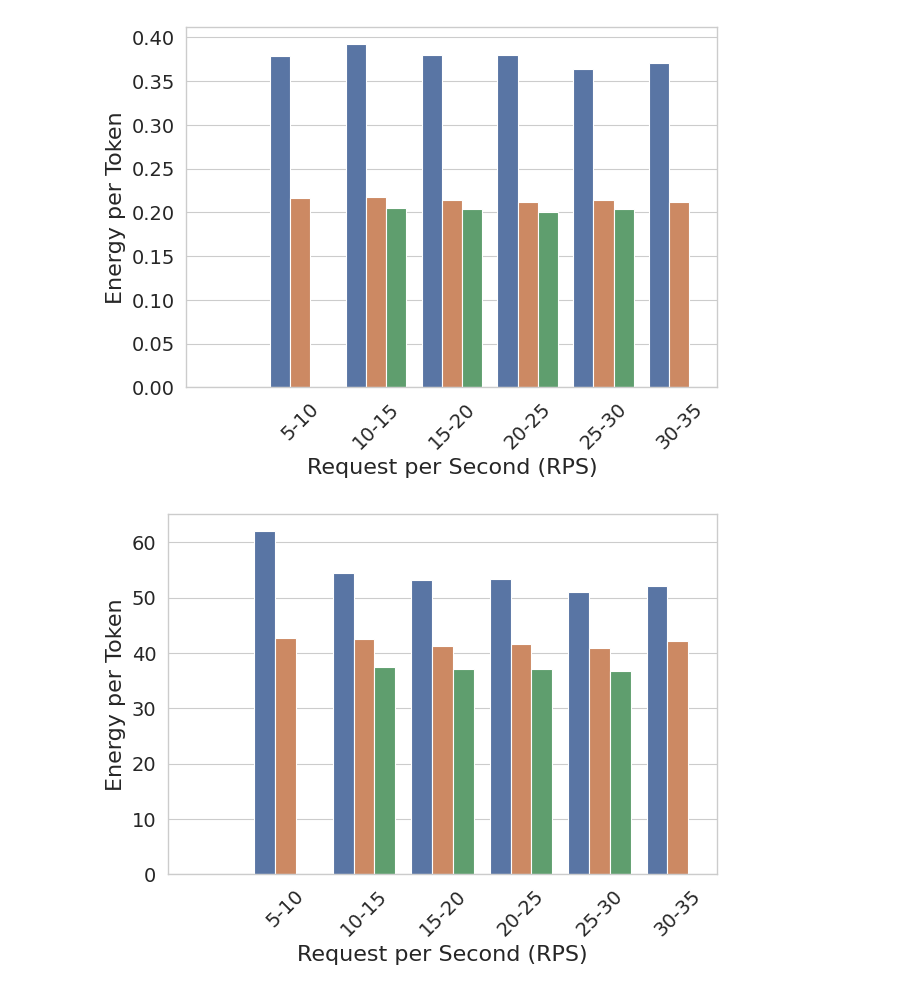
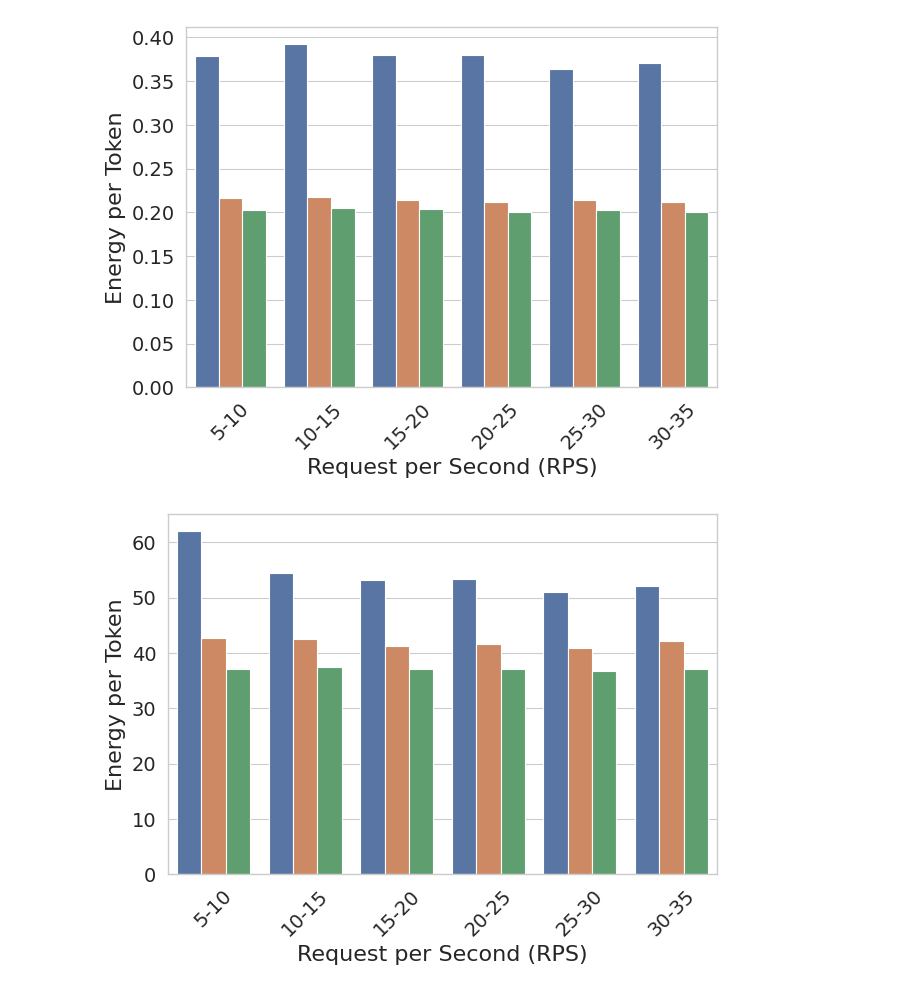
Before and after one commit to Louis-99/vllm-fork, a Jupyter notebook: additional_stuff/sosp_evals/2_nodes/disag_oracle.ipynb, the cells around one changed output. Saved outputs shown, nothing was run; the diff lists cells and outputs as text; code cells hidden in the pictures.

Commit message:
updated figures

```diff
--- a/additional_stuff/sosp_evals/2_nodes/disag_oracle.ipynb
+++ b/additional_stuff/sosp_evals/2_nodes/disag_oracle.ipynb
@@ -19,12 +19,6 @@ rename_mapping = {
     'DISTSERVE_R5_JAN3_REAL_P67_ORACLE_4_node0': 'Distserve 40',
     'DISTSERVE_R5_JAN3_REAL_P67_ORACLE_3_node0': 'Distserve 25',
     'DISTSERVE_R5_JAN3_REAL_P67_ORACLE_2_node0': 'Distserve 10',
-    'OURS_CHUNK_FEB24_REAL_P67_ORACLE_7_node0': 'Collocated FixFreq 85',
-    'OURS_CHUNK_FEB24_REAL_P67_ORACLE_6_node0': 'Collocated FixFreq 70',
-    'OURS_CHUNK_FEB24_REAL_P67_ORACLE_5_node0': 'Collocated FixFreq 55',
-    'OURS_CHUNK_FEB24_REAL_P67_ORACLE_4_node0': 'Collocated FixFreq 40',
-    'OURS_CHUNK_FEB24_REAL_P67_ORACLE_3_node0': 'Collocated FixFreq 25',
-    'OURS_CHUNK_FEB24_REAL_P67_ORACLE_2_node0': 'Collocated FixFreq 10',
     'OURS_R5_JAN3_REAL_P67_ORACLE_7_node0': 'PlaceOnly 85',
     'OURS_R5_JAN3_REAL_P67_ORACLE_6_node0': 'PlaceOnly 70',
     'OURS_R5_JAN3_REAL_P67_ORACLE_5_node0': 'PlaceOnly 55',
@@ -74,7 +68,8 @@ ax.axhline(y=0.1, color='red', linestyle='--', linewidth=1.5)
 ax.set_xlabel('Request per Second (RPS)', fontsize=16)
 ax.set_ylabel('TPOT P99 (s)', fontsize=16)
 ax.set_ylim(0, 0.105)
-ax.set_xticks([0, 1, 2, 3, 4, 5])
+ax.set_xticks([1, 2, 3, 4, 5, 6])
+ax.set_xlim(0.5, 6.5)
 ax.set_xticklabels(['5-10', '10-15', '15-20', '20-25', '25-30', '30-35'], fontsize=14, rotation=45, ha='center')
 ax.set_yticks([0.0, 0.025, 0.05, 0.075, 0.1])
 ax.set_yticklabels(['0.0', '0.025', '0.05', '0.075', '0.1'], fontsize=14)
@@ -99,7 +94,8 @@ ax.axhline(y=0.6, color='red', linestyle='--', linewidth=1.5)
 ax.set_xlabel('Request per Second (RPS)', fontsize=16)
 ax.set_ylabel('TTFT P99 (s)', fontsize=16)
 ax.set_ylim(0, 0.8)
-ax.set_xticks([0, 1, 2, 3, 4, 5])
+ax.set_xticks([1, 2, 3, 4, 5, 6])
+ax.set_xlim(0.5, 6.5)
 ax.set_xticklabels(['5-10', '10-15', '15-20', '20-25', '25-30', '30-35'], fontsize=14, rotation=45, ha='center')
 ax.set_yticks([0.0, 0.2, 0.4, 0.6])
 ax.set_yticklabels(['0.0', '0.2', '0.4', '0.6'], fontsize=14)
@@ -122,6 +118,7 @@ ax = sns.barplot(
 ax.set_xlabel('Request per Second (RPS)', fontsize=16)
 ax.set_ylabel('Energy per Token', fontsize=16)
 ax.set_xticks([1, 2, 3, 4, 5, 6])
+ax.set_xlim(0.5, 6.5)
 ax.set_xticklabels(['5-10', '10-15', '15-20', '20-25', '25-30', '30-35'], fontsize=14, rotation=45, ha='center')
 ax.tick_params(axis='y', labelsize=14)
 ax.legend_.remove()
@@ -142,7 +139,8 @@ ax = sns.barplot(
 # Customize the plot
 ax.set_xlabel('Request per Second (RPS)', fontsize=16)
 ax.set_ylabel('Energy per Token', fontsize=16)
-ax.set_xticks([0, 1, 2, 3, 4, 5])
+ax.set_xticks([1, 2, 3, 4, 5, 6])
+ax.set_xlim(0.5, 6.5)
 ax.set_xticklabels(['5-10', '10-15', '15-20', '20-25', '25-30', '30-35'], fontsize=14, rotation=45, ha='center')
 ax.tick_params(axis='y', labelsize=14)
 ax.legend_.remove()
@@ -154,5 +152,5 @@ plt.savefig("figs/p67_oracle_energy_per_token_prefill.pdf", format="pdf")
-[figure, old version]
+[figure, new version]
-[figure, old version]
+[figure, new version]
 # %%
 # Normalize energy with Distserve energy for both prefill and decode
 df_results['energy_norm_D'] = df_results.apply(
```
Also changed, not shown: parts of 2 cells of this notebook, 32 other files.
